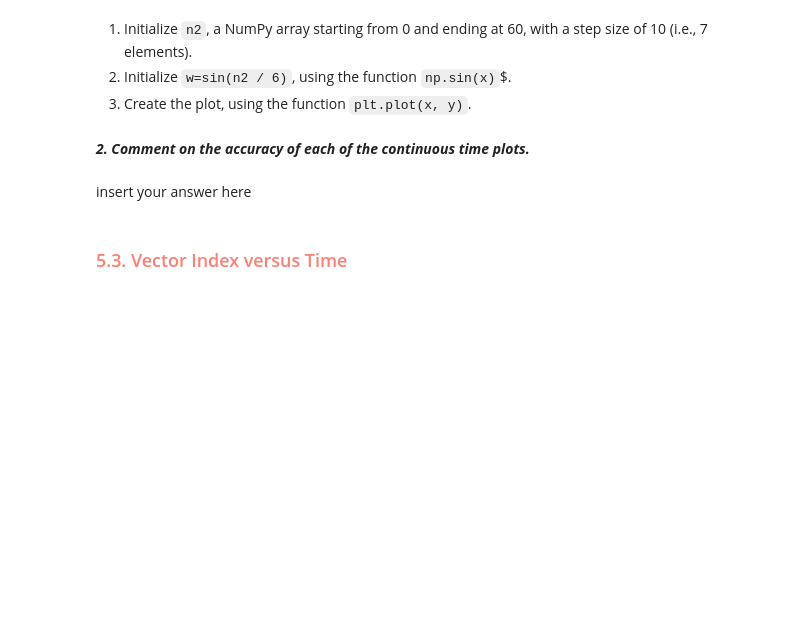
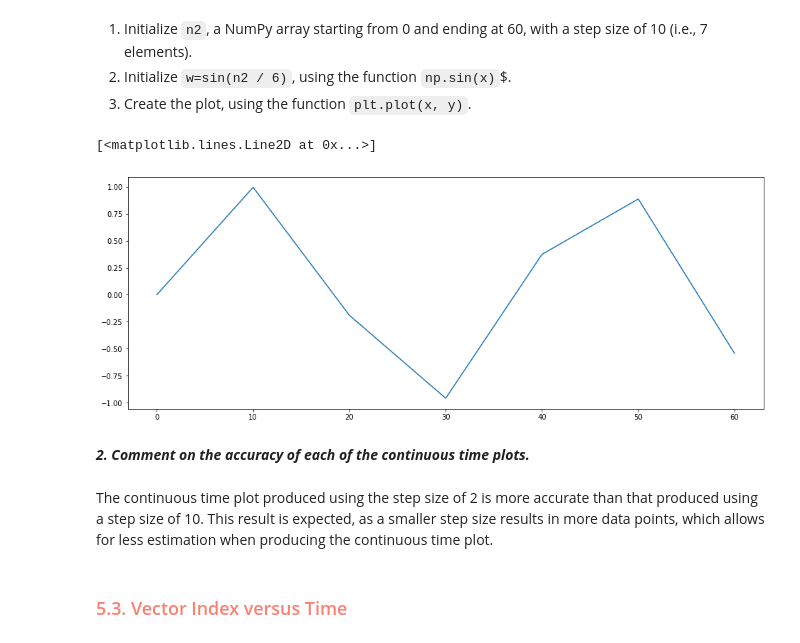
Before and after one commit to JustinWang781/438-Lab01, a Jupyter notebook: lab01_individual_report.ipynb, the cells around one changed output. Drawn from its saved outputs; the diff is of its cells as text; code cells hidden in the pictures; blank space fills up the shorter version.

```diff
--- a/lab01_individual_report.ipynb
+++ b/lab01_individual_report.ipynb
@@ -369,7 +372,15 @@ A digital computer cannot store all points of a continuous-time signal since thi
+# %%
+# insert your code here
+n2 = np.arange(0,61,10)
+w = np.sin(n2/6)
+plt.plot(n2,w)
+# %% [output]
+[<matplotlib.lines.Line2D at 0x...>]
+[figure, added]
 # %% [markdown]
 **_2. Comment on the accuracy of each of the continuous time plots._**
-# %% [markdown]
-insert your answer here
+# %% [markdown]
+The continuous time plot produced using the step size of 2 is more accurate than that produced using a step size of 10. This result is expected, as a smaller step size results in more data points, which allows for less estimation when producing the continuous time plot.
 # %% [markdown]
 <h3 style="color:salmon;"><left>5.3. Vector Index versus Time</left></h3>
 # %% [markdown]
```
Also changed, not shown: parts of 3 cells of this notebook.
